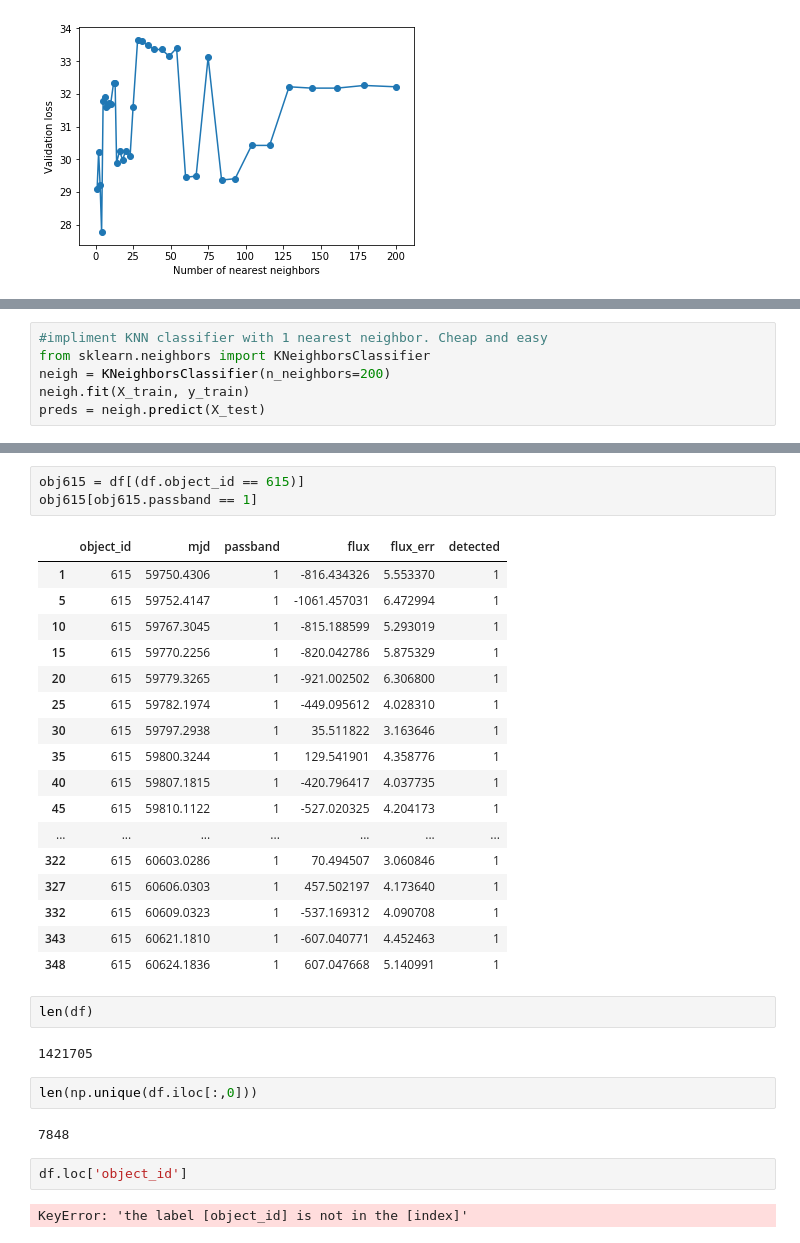
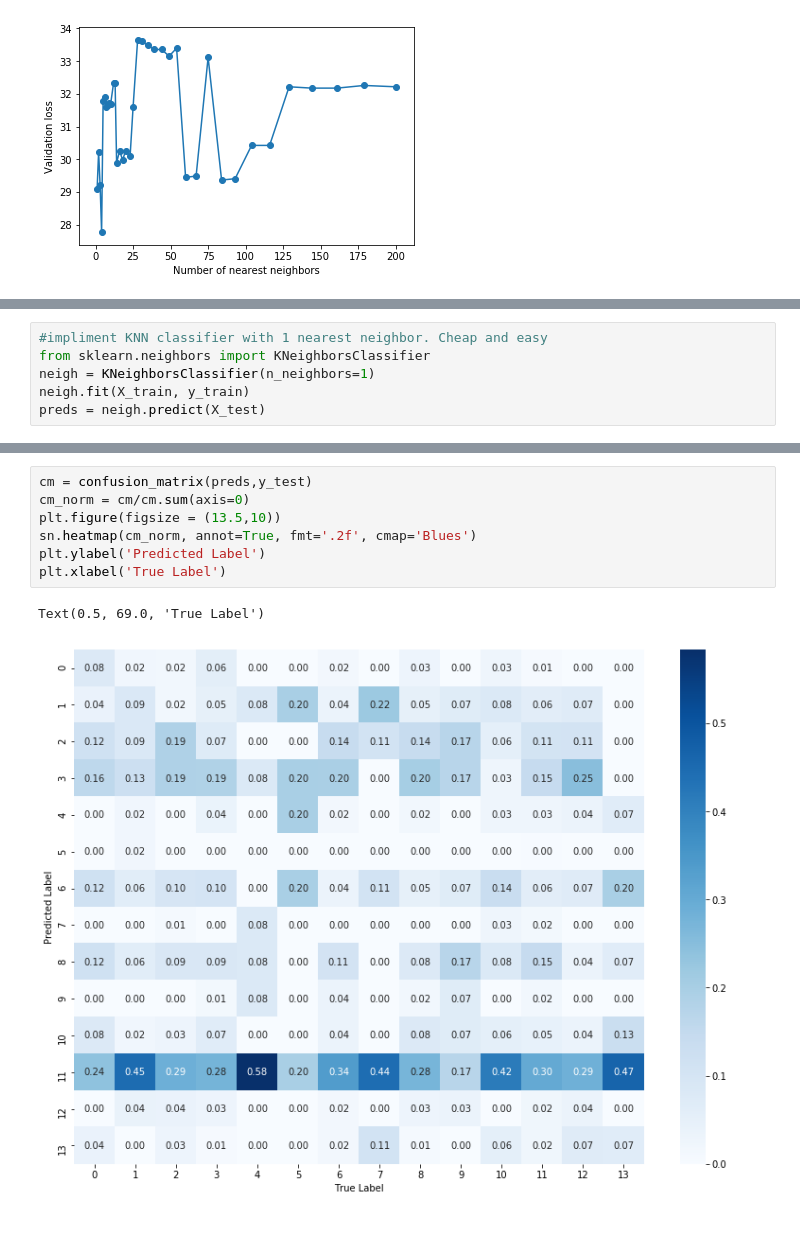
Before and after one commit to neerajkulk/ml_finalproj, a Jupyter notebook: neeraj_baseline.ipynb, the cells around one changed output, grey strips where cells are left out. Drawn from its saved outputs; the diff is of its cells as text.

```diff
--- a/neeraj_baseline.ipynb
+++ b/neeraj_baseline.ipynb
@@ -92,6 +75,6 @@ plt.show()
 # %%
 #impliment KNN classifier with 1 nearest neighbor. Cheap and easy
 from sklearn.neighbors import KNeighborsClassifier
-neigh = KNeighborsClassifier(n_neighbors=200)
+neigh = KNeighborsClassifier(n_neighbors=1)
 neigh.fit(X_train, y_train)
 preds = neigh.predict(X_test)
@@ -210,33 +84,10 @@ plt.legend()
-# %%
-obj615 = df[(df.object_id == 615)]
-obj615[obj615.passband == 1]
-# %% [output]
-|  | object_id | mjd | passband | flux | flux_err | detected |
-| 1 | 615 | 59750.4306 | 1 | -816.434326 | 5.553370 | 1 |
-| 5 | 615 | 59752.4147 | 1 | -1061.457031 | 6.472994 | 1 |
-| 10 | 615 | 59767.3045 | 1 | -815.188599 | 5.293019 | 1 |
-| 15 | 615 | 59770.2256 | 1 | -820.042786 | 5.875329 | 1 |
-| 20 | 615 | 59779.3265 | 1 | -921.002502 | 6.306800 | 1 |
-| 25 | 615 | 59782.1974 | 1 | -449.095612 | 4.028310 | 1 |
-| 30 | 615 | 59797.2938 | 1 | 35.511822 | 3.163646 | 1 |
-| 35 | 615 | 59800.3244 | 1 | 129.541901 | 4.358776 | 1 |
-| 40 | 615 | 59807.1815 | 1 | -420.796417 | 4.037735 | 1 |
-| 45 | 615 | 59810.1122 | 1 | -527.020325 | 4.204173 | 1 |
-| ... | ... | ... | ... | ... | ... | ... |
-| 322 | 615 | 60603.0286 | 1 | 70.494507 | 3.060846 | 1 |
-| 327 | 615 | 60606.0303 | 1 | 457.502197 | 4.173640 | 1 |
-| 332 | 615 | 60609.0323 | 1 | -537.169312 | 4.090708 | 1 |
-| 343 | 615 | 60621.1810 | 1 | -607.040771 | 4.452463 | 1 |
-| 348 | 615 | 60624.1836 | 1 | 607.047668 | 5.140991 | 1 |
-# %%
-len(df)
-# %% [output]
-1421705
-# %%
-len(np.unique(df.iloc[:,0]))
-# %% [output]
-7848
-# %%
-df.loc['object_id']
-# %% [output]
-KeyError: 'the label [object_id] is not in the [index]'
+# %%
+cm = confusion_matrix(preds,y_test)
+cm_norm = cm/cm.sum(axis=0)
+plt.figure(figsize = (13.5,10))
+sn.heatmap(cm_norm, annot=True, fmt='.2f', cmap='Blues')
+plt.ylabel('Predicted Label')
+plt.xlabel('True Label')
+# %% [output]
+Text(0.5, 69.0, 'True Label')
+[figure, added]
```
Also changed, not shown: parts of 24 cells of this notebook.
